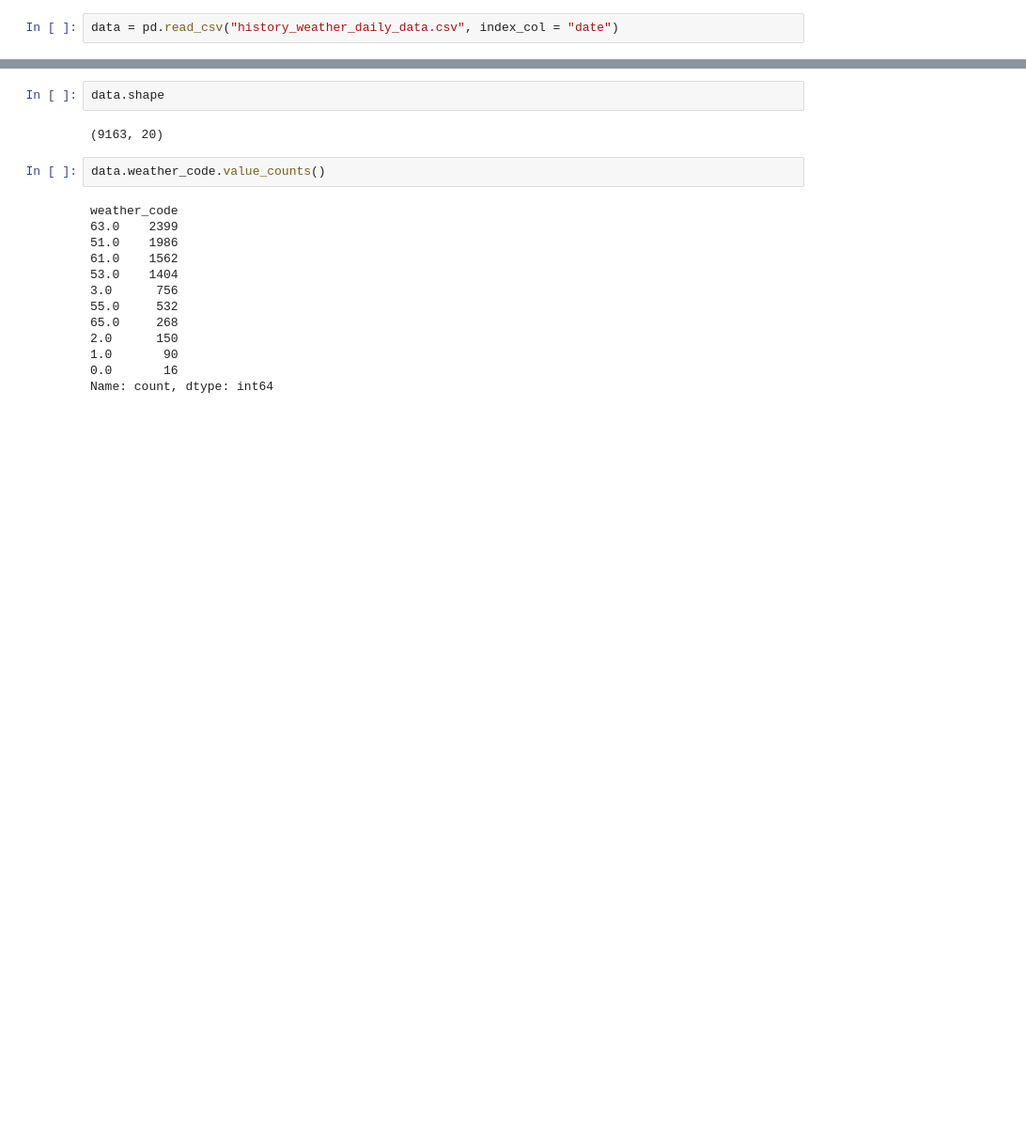
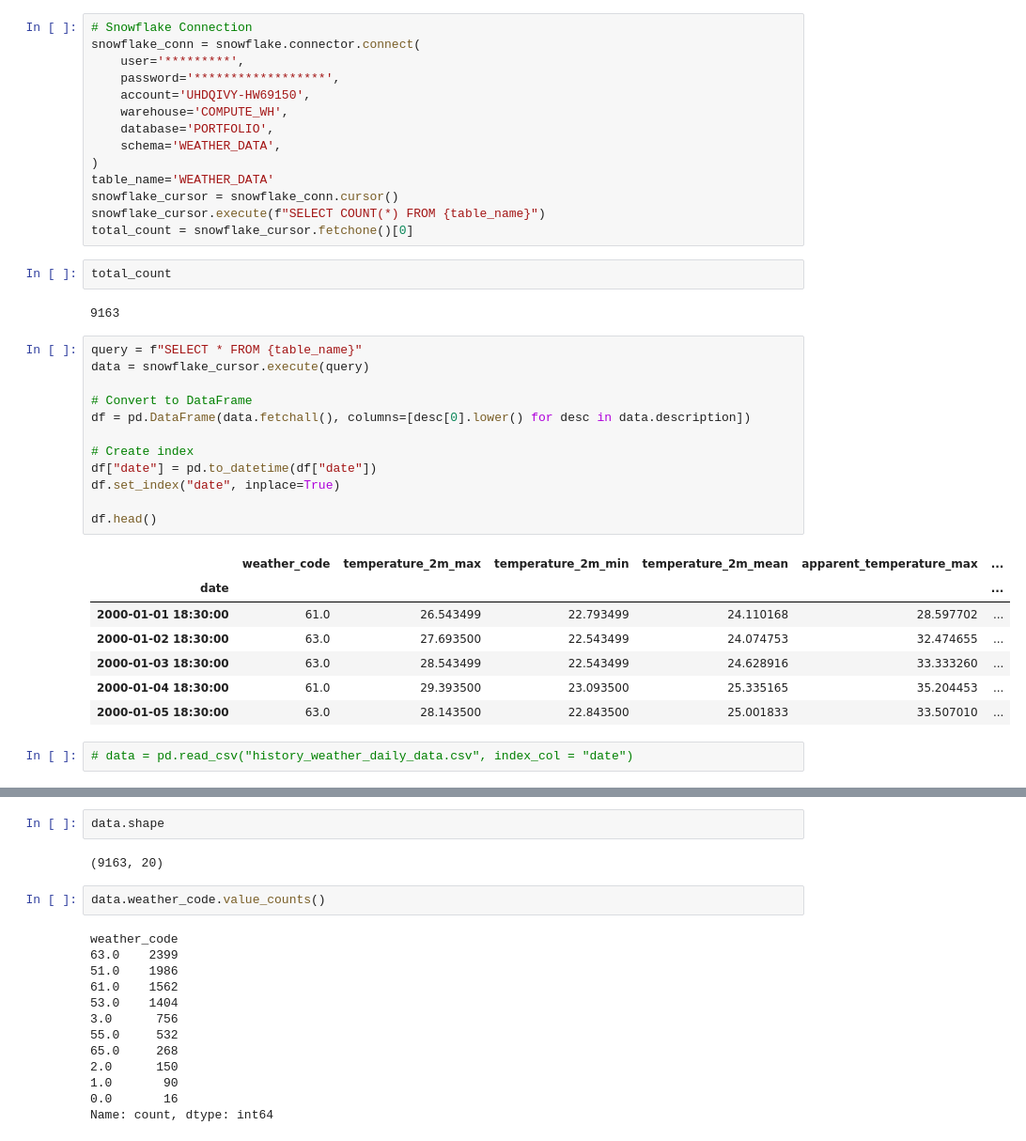
Before and after one commit to Suraj-st/PrinciplesOfDataScience_Portfolio, a Jupyter notebook: Weather_predictions_model.ipynb, the cells around one changed output, grey strips where cells are left out. Shown: that part at 94% size. Saved outputs shown, nothing was run; the diff lists cells and outputs as text; blank space fills up the shorter version.

Commit message:
Update the snowflake credential
Update the script to get the data from Snowflake

```diff
--- a/Weather_predictions_model.ipynb
+++ b/Weather_predictions_model.ipynb
@@ -18,3 +19,41 @@ from sklearn.metrics import classification_report, accuracy_score, precision_sco
+# %%
+# Snowflake Connection
+snowflake_conn = snowflake.connector.connect(
+    user='*********',
+    password='******************',
+    account='UHDQIVY-HW69150',
+    warehouse='COMPUTE_WH',
+    database='PORTFOLIO',
+    schema='WEATHER_DATA',
+)
+table_name='WEATHER_DATA'
+snowflake_cursor = snowflake_conn.cursor()
+snowflake_cursor.execute(f"SELECT COUNT(*) FROM {table_name}")
+total_count = snowflake_cursor.fetchone()[0]
+# %%
+total_count
+# %% [output]
+9163
+# %%
+query = f"SELECT * FROM {table_name}"
+data = snowflake_cursor.execute(query)
+
+# Convert to DataFrame
+df = pd.DataFrame(data.fetchall(), columns=[desc[0].lower() for desc in data.description])
+
+# Create index
+df["date"] = pd.to_datetime(df["date"])
+df.set_index("date", inplace=True)
+
+df.head()
+# %% [output]
+|  | weather_code | temperature_2m_max | temperature_2m_min | temperature_2m_mean | apparent_temperature_max | ... |
+| date |  |  |  |  |  | ... |
+| 2000-01-01 18:30:00 | 61.0 | 26.543499 | 22.793499 | 24.110168 | 28.597702 | ... |
+| 2000-01-02 18:30:00 | 63.0 | 27.693500 | 22.543499 | 24.074753 | 32.474655 | ... |
+| 2000-01-03 18:30:00 | 63.0 | 28.543499 | 22.543499 | 24.628916 | 33.333260 | ... |
+| 2000-01-04 18:30:00 | 61.0 | 29.393500 | 23.093500 | 25.335165 | 35.204453 | ... |
+| 2000-01-05 18:30:00 | 63.0 | 28.143500 | 22.843500 | 25.001833 | 33.507010 | ... |
 # %%
-data = pd.read_csv("history_weather_daily_data.csv", index_col = "date")
+# data = pd.read_csv("history_weather_daily_data.csv", index_col = "date")
 # %%
```
Also changed, not shown: parts of 12 cells of this notebook.
